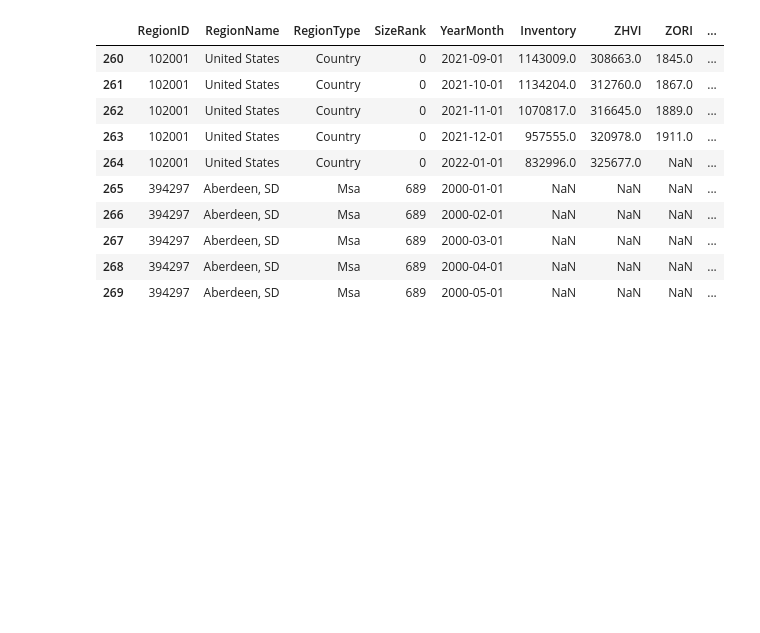
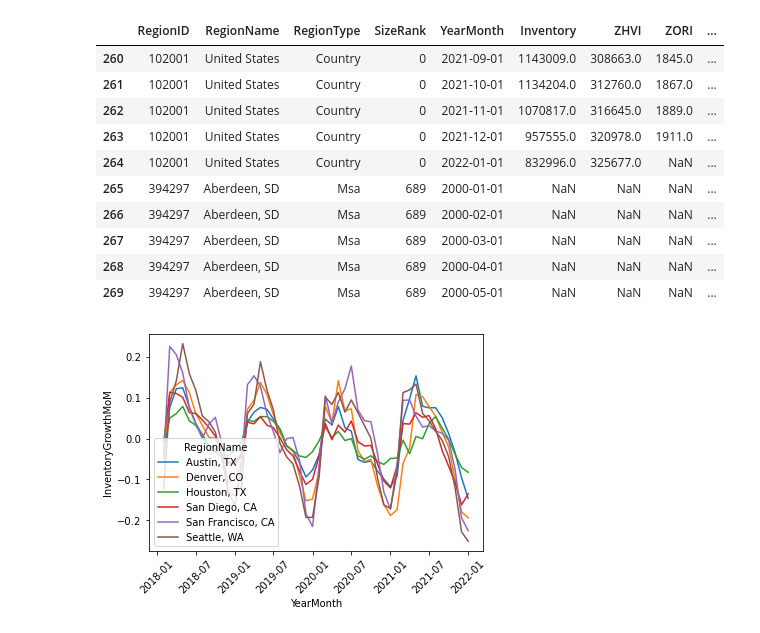
Before and after one commit to blsmxiu47/arcgis-notebooks, a Jupyter notebook: notebooks/housing_market/housing_market_analysis.ipynb, the cells around one changed output. Drawn from its saved outputs; the diff is of its cells as text; code cells hidden in the pictures; blank space fills up the shorter version.

Commit message:
growth rate trends viz

```diff
--- a/notebooks/housing_market/housing_market_analysis.ipynb
+++ b/notebooks/housing_market/housing_market_analysis.ipynb
@@ -717,3 +717,9 @@ merged_df.iloc[260:270]
 | 267 | 394297 | Aberdeen, SD | Msa | 689 | 2000-03-01 | NaN | NaN | NaN | ... |
 | 268 | 394297 | Aberdeen, SD | Msa | 689 | 2000-04-01 | NaN | NaN | NaN | ... |
 | 269 | 394297 | Aberdeen, SD | Msa | 689 | 2000-05-01 | NaN | NaN | NaN | ... |
+# %%
+plot_metric(merged_df,
+            regions=select_regions,
+            metric='InventoryGrowthMoM')
+# %% [output]
+[figure, added]
```
Also changed, not shown: parts of 4 cells of this notebook.
